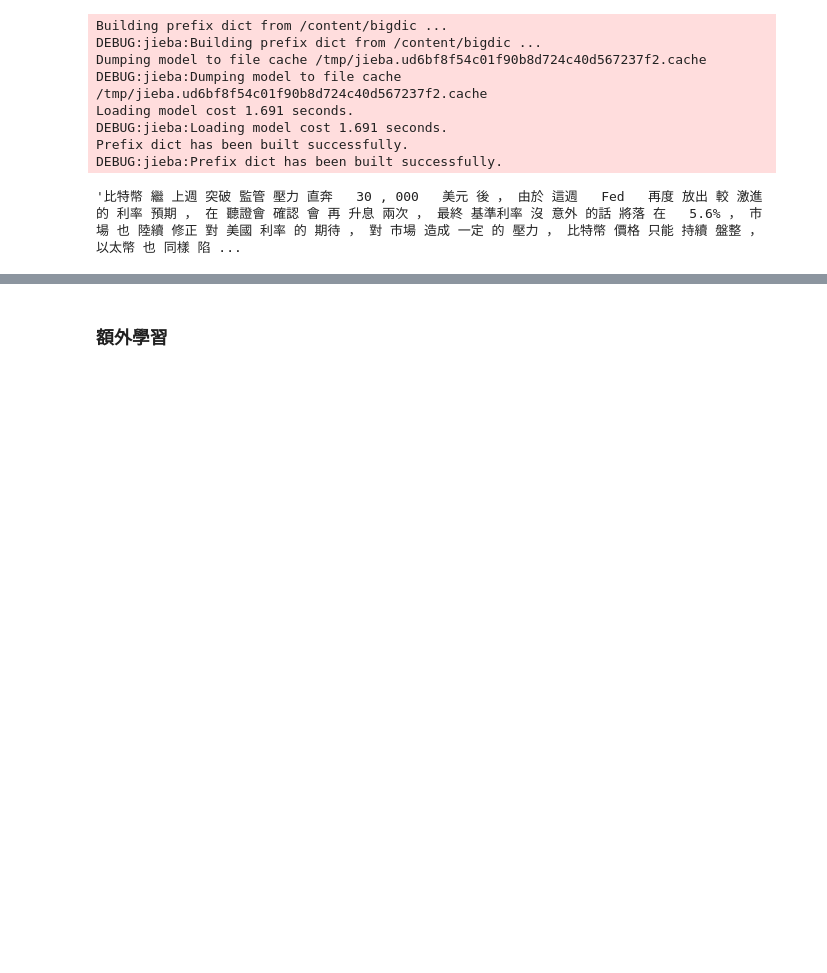
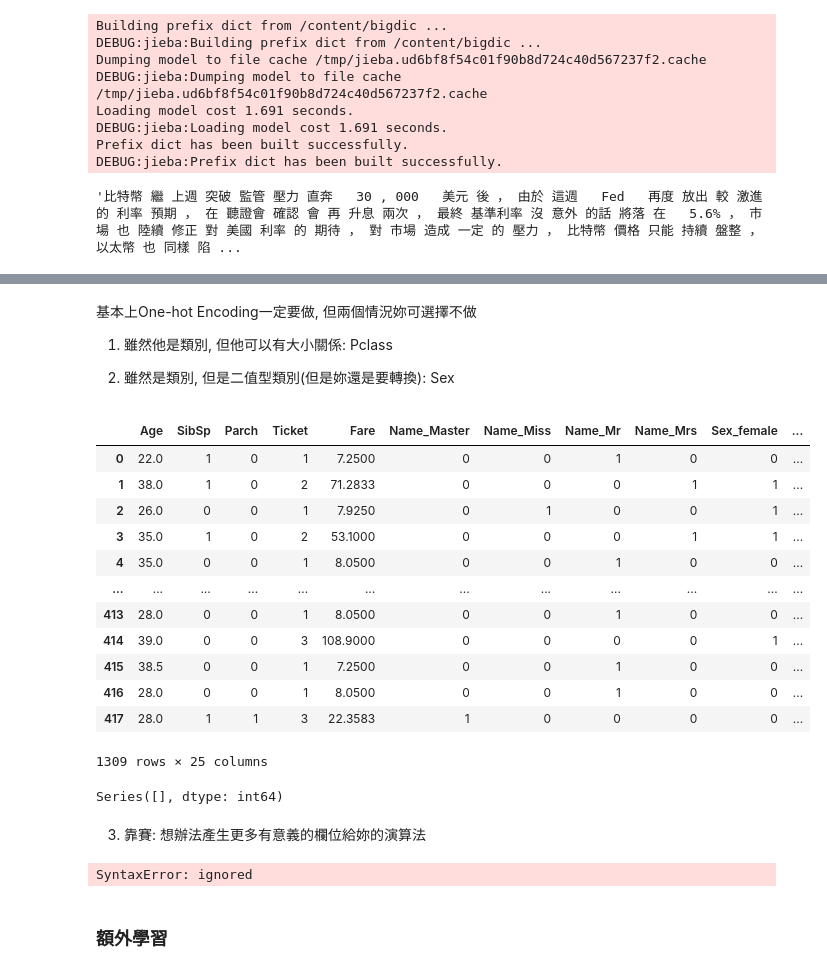
Before and after one commit to Sandwhaletree/2023.05_Tibame, a Jupyter notebook: ML_Elwing_Class/機器學習_周凡剛_上課.ipynb, the cells around one changed output, grey strips where cells are left out. Saved outputs shown, nothing was run; the diff lists cells and outputs as text; code cells hidden in the pictures; blank space fills up the shorter version.

```diff
--- a/ML_Elwing_Class/機器學習_周凡剛_上課.ipynb
+++ b/ML_Elwing_Class/機器學習_周凡剛_上課.ipynb
@@ -714,0 +1306,6 @@ DEBUG:jieba:Prefix dict has been built successfully.
+# %%
+#清理欄位Name
+def name(s):
+    return s.split(",")[-1].split(".")[0].strip()
+datas_total["Name"] = datas_total["Name"].apply(name)
+datas_total
@@ -714,0 +1326,10 @@ DEBUG:jieba:Prefix dict has been built successfully.
+# %%
+#清理欄位Ticket
+count = datas_total["Ticket"].value_counts()
+def ticket(t):
+    if pd.isna(t):
+        return t
+    else:
+        return count[t]
+datas_total["Ticket"] = datas_total["Ticket"].apply(ticket)
+datas_total
@@ -714,0 +1350,9 @@ DEBUG:jieba:Prefix dict has been built successfully.
+# %%
+#清理欄位Cabin
+def cabin(c):
+    if pd.isna(c):
+        return c
+    else:
+        return c[0]
+datas_total["Cabin"] = datas_total["Cabin"].apply(cabin)
+datas_total
@@ -714,0 +1401,13 @@ DEBUG:jieba:Prefix dict has been built successfully.
+# %%
+#
+c=datas_total["Name"].value_counts()
+reserved=c[c > 50].index
+
+def name2(n):
+      if n in reserved:
+          return n
+      else:
+        return None
+
+datas_total["Name"]=datas_total["Name"].apply(name2)
+datas_total
@@ -715,3 +1428,43 @@ DEBUG:jieba:Prefix dict has been built successfully.
+# %% [markdown]
+基本上One-hot Encoding一定要做, 但兩個情況妳可選擇不做
+
+1. 雖然他是類別, 但他可以有大小關係: Pclass
+
+2. 雖然是類別, 但是二值型類別(但是妳還是要轉換): Sex
+# %%
+pd.set_option('display.max_rows',  500) #控制當你打印或顯示 DataFrame 或 Series 時，最多顯示多少行和列的選項 #500列
+pd.set_option('display.max_columns', 500) #500欄
+datas_total = pd.get_dummies(datas_total) #所有類別變數（categorical variables）轉換為虛擬變數（dummy variables）。虛擬變數是一種常用於處理類別變數的方法，每一個類別變數的每一個唯一值
+datas_total =pd.get_dummies(datas_total, columns=["Pclass"])
+datas_total
+# %% [output]
+|  | Age | SibSp | Parch | Ticket | Fare | Name_Master | Name_Miss | Name_Mr | Name_Mrs | Sex_female | ... |
+| 0 | 22.0 | 1 | 0 | 1 | 7.2500 | 0 | 0 | 1 | 0 | 0 | ... |
+| 1 | 38.0 | 1 | 0 | 2 | 71.2833 | 0 | 0 | 0 | 1 | 1 | ... |
+| 2 | 26.0 | 0 | 0 | 1 | 7.9250 | 0 | 1 | 0 | 0 | 1 | ... |
+| 3 | 35.0 | 1 | 0 | 2 | 53.1000 | 0 | 0 | 0 | 1 | 1 | ... |
+| 4 | 35.0 | 0 | 0 | 1 | 8.0500 | 0 | 0 | 1 | 0 | 0 | ... |
+| ... | ... | ... | ... | ... | ... | ... | ... | ... | ... | ... | ... |
+| 413 | 28.0 | 0 | 0 | 1 | 8.0500 | 0 | 0 | 1 | 0 | 0 | ... |
+| 414 | 39.0 | 0 | 0 | 3 | 108.9000 | 0 | 0 | 0 | 0 | 1 | ... |
+| 415 | 38.5 | 0 | 0 | 1 | 7.2500 | 0 | 0 | 1 | 0 | 0 | ... |
+| 416 | 28.0 | 0 | 0 | 1 | 8.0500 | 0 | 0 | 1 | 0 | 0 | ... |
+| 417 | 28.0 | 1 | 1 | 3 | 22.3583 | 1 | 0 | 0 | 0 | 0 | ... |
+1309 rows × 25 columns
+# %%
+# !! 檢查空值是否都沒了
+s = datas_total.isna().sum()
+fil = s > 0
+s[fil].sort_values(ascending=False)
+# %% [output]
+Series([], dtype: int64)
+# %% [markdown]
+3. 靠賽: 想辦法產生更多有意義的欄位給妳的演算法
+# %%
+datas_total("Family") = datas_total["SibSp"] + datas_total["Parch"]
+datas_total
+# %% [output]
+SyntaxError: ignored
 # %% [markdown]
 ### 額外學習
 # %%
```
Also changed, not shown: parts of 68 cells of this notebook.
